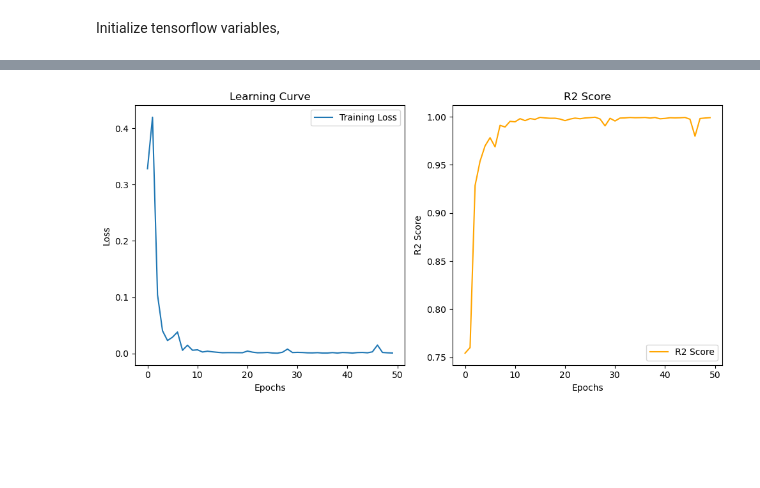
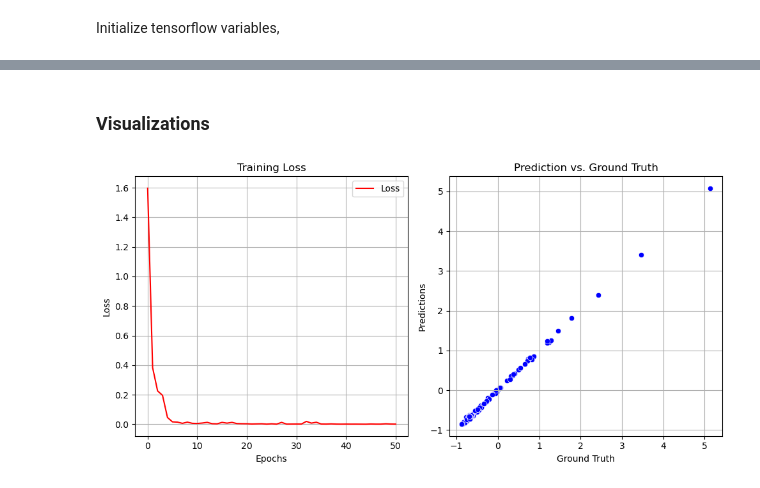
Before and after one commit to sankalp-bhat/DVD-Project-2, a Jupyter notebook: ml_model/reptile.ipynb, the cells around one changed output, grey strips where cells are left out. Cells and saved outputs as stored; diff of their text form; code cells hidden in the pictures; blank space fills up the shorter version.

```diff
--- a/ml_model/reptile.ipynb
+++ b/ml_model/reptile.ipynb
@@ -228,6 +283,6 @@ plt.show()
 # %%
 # Initialize network parameters
-num_hidden_layers = 2
+num_hidden_layers = 3
 num_hidden_units = 10
 num_classes = 1
 num_feature = x.shape[1]
@@ -275,6 +332,11 @@ epsilon = 0.1  # Reptile update factor
 # Initialize empty lists to store loss and R2 scores
 losses = []
 r2_scores = []
+r2_scores = []
+mae_scores = []
+ev_scores = []
+mape_scores = []
+
 # Initialize phi (meta-parameters)
 phi_init = None
 
@@ -316,10 +378,19 @@ with tf.Session() as sess:
 
         loss = sess.run(loss_function, feed_dict={X: x_sample_task, Y: y_sample_task})
         losses.append(loss)
+
         y_pred = sess.run(Yhat, feed_dict={X: x_sample_task})
         r2 = r2_score(y_sample_task, y_pred)
+        mae = mean_absolute_error(y_sample_task, y_pred)
+        ev = explained_variance_score(y_sample_task, y_pred)
+        mape = mean_absolute_percentage_error(y_sample_task, y_pred)
+
         r2_scores.append(r2)
+        mae_scores.append(mae)
+        ev_scores.append(ev)
+        mape_scores.append(mape)
+
         if e % 10 == 0:
-            print("Epoch {}: Loss {}, R2 Score {}\n".format(e, loss, r2))
+            print("Epoch {}: Loss {}, R2 Score {}  MAE {}, EV {}, MAPE {}\n".format(e, loss, r2, mae, ev, mape))
             print('---------------------------------\n')
 # %% [output]
@@ -330,24 +414,23 @@ KeyboardInterrupt:
+# %% [markdown]
+### Visualizations
 # %%
-# Plotting the learning curve and R2 scores
+# Plot the training loop
 plt.figure(figsize=(10, 5))
-
-# Learning Curve
 plt.subplot(1, 2, 1)
-plt.plot(range(num_epochs), losses, label='Training Loss')
+plt.plot(range(num_epochs+1), losses, label='Loss', color='r')
 plt.xlabel('Epochs')
 plt.ylabel('Loss')
-plt.title('Learning Curve')
+plt.title('Training Loss')
+plt.grid()
 plt.legend()
 
-# R2 Scores
 plt.subplot(1, 2, 2)
-plt.plot(range(num_epochs), r2_scores, label='R2 Score', color='orange')
-plt.xlabel('Epochs')
-plt.ylabel('R2 Score')
-plt.title('R2 Score')
-plt.legend()
-
+sns.scatterplot(x=y_sample_task.flatten(), y=y_pred.flatten(), color='b')
+plt.xlabel('Ground Truth')
+plt.ylabel('Predictions')
+plt.title('Prediction vs. Ground Truth')
+plt.grid()
 plt.tight_layout()
 plt.show()
 # %% [output]
-[figure, old version]
+[figure, new version]
```
Also changed, not shown: parts of 16 cells of this notebook, 29 other files.
